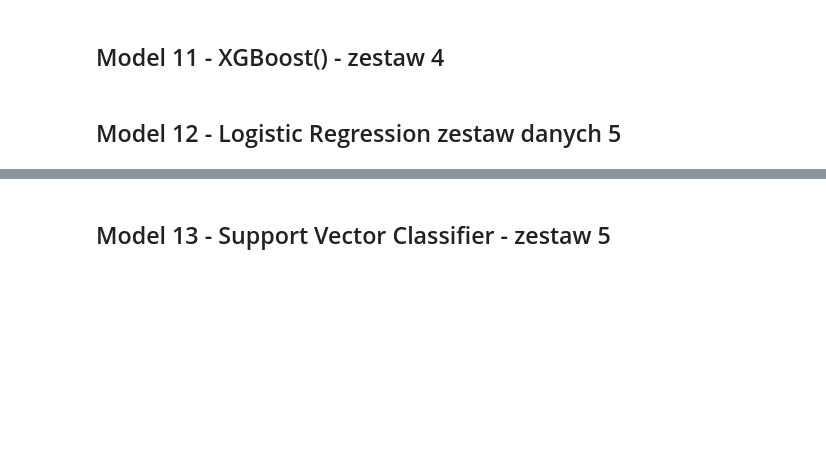
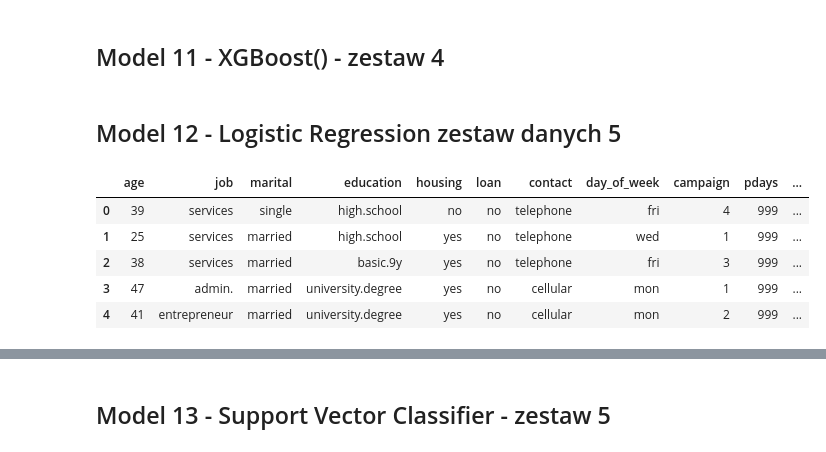
Before and after one commit to MarekSroka/Bank_Deposits, a Jupyter notebook: working_copy_orig__Bank_deposit.ipynb, the cells around one changed output, grey strips where cells are left out. Cells and saved outputs as stored; diff of their text form; code cells hidden in the pictures; blank space fills up the shorter version.

```diff
--- a/working_copy_orig__Bank_deposit.ipynb
+++ b/working_copy_orig__Bank_deposit.ipynb
@@ -3231,6 +3225,15 @@ feature_importance = calculate_and_print_feature_importance_2(xgb_model_4, X_tes
 print(feature_importance)
 # %% [markdown]
 ## Model 12 - Logistic Regression zestaw danych 5
+# %%
+data_5.head()
+# %% [output]
+|  | age | job | marital | education | housing | loan | contact | day_of_week | campaign | pdays | ... |
+| 0 | 39 | services | single | high.school | no | no | telephone | fri | 4 | 999 | ... |
+| 1 | 25 | services | married | high.school | yes | no | telephone | wed | 1 | 999 | ... |
+| 2 | 38 | services | married | basic.9y | yes | no | telephone | fri | 3 | 999 | ... |
+| 3 | 47 | admin. | married | university.degree | yes | no | cellular | mon | 1 | 999 | ... |
+| 4 | 41 | entrepreneur | married | university.degree | yes | no | cellular | mon | 2 | 999 | ... |
 # %%
 categorical_transformer = Pipeline_imb(steps=[
     ('ohe', preprocessing.OneHotEncoder())
```
Also changed, not shown: parts of 20 cells of this notebook.
